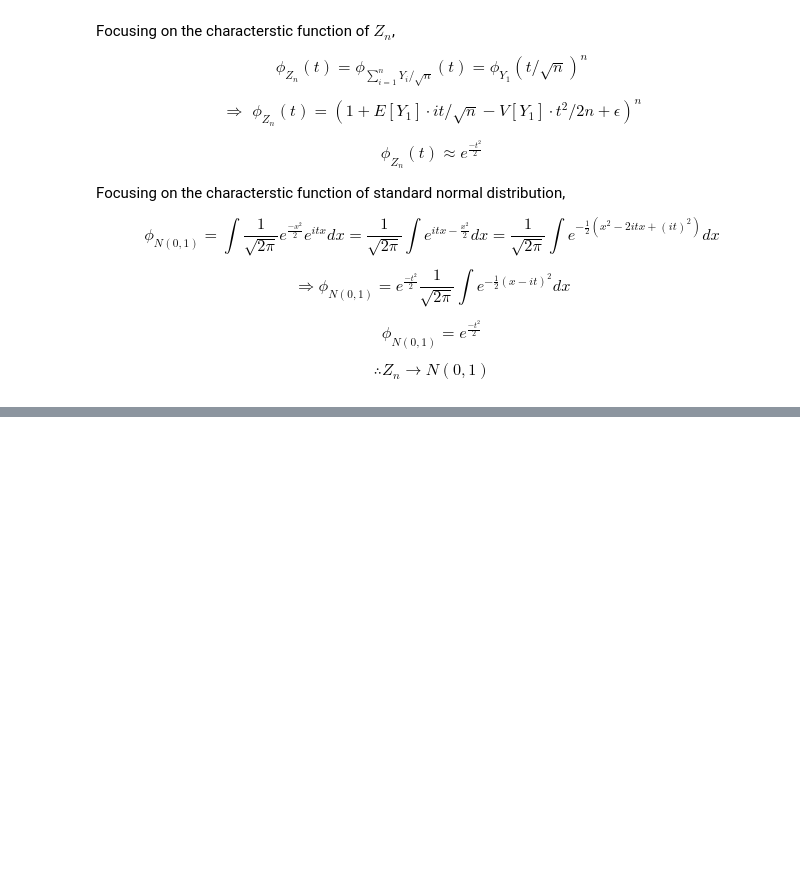
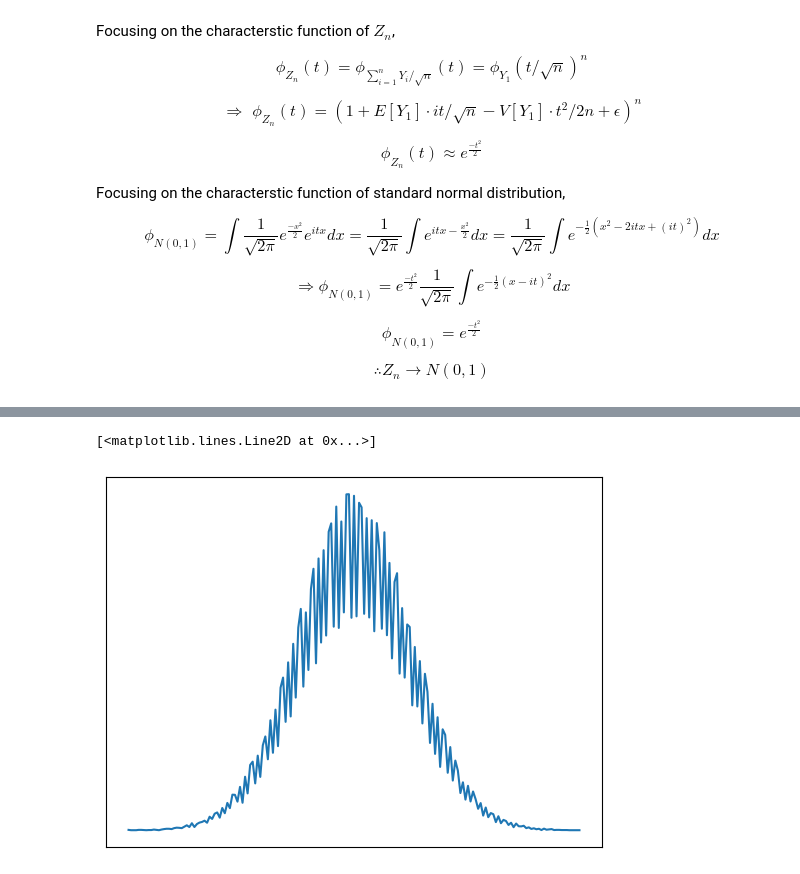
Before and after one commit to aditya-r-m/experimental, a Jupyter notebook: mathematical-notes/st-01-central-limit-theorem.ipynb, the cells around one changed output, grey strips where cells are left out. Drawn from its saved outputs; the diff is of its cells as text; code cells hidden in the pictures; blank space fills up the shorter version.

```diff
--- a/mathematical-notes/st-01-central-limit-theorem.ipynb
+++ b/mathematical-notes/st-01-central-limit-theorem.ipynb
@@ -206,0 +211,22 @@ $$
+# %%
+from matplotlib import pyplot
+from random import randrange
+from math import sqrt
+from collections import defaultdict
+
+s = 20
+mu = sum(range(1, s + 1)) / s
+sigma = sqrt(sum(((x - mu)**2) for x in range(1, s + 1)))
+
+n = 100
+distribution = defaultdict(lambda: 0)
+for _ in range(100000):
+    sample = (list(randrange(1, s + 1) for _ in range(n)))
+    distribution[round(100 * (sum(sample) - n * mu) / (sqrt(n) * sigma))] += 1
+
+pyplot.tick_params(axis='x', which='both', bottom=False, top=False, labelbottom=False)
+pyplot.tick_params(axis='y', which='both', left=False, right=False, labelleft=False)
+pyplot.plot(list(map(lambda kv: kv[1], sorted(distribution.items()))))
+# %% [output]
+[<matplotlib.lines.Line2D at 0x...>]
+[figure, added]
```
Also changed, not shown: parts of 2 cells of this notebook, 1 other file.
